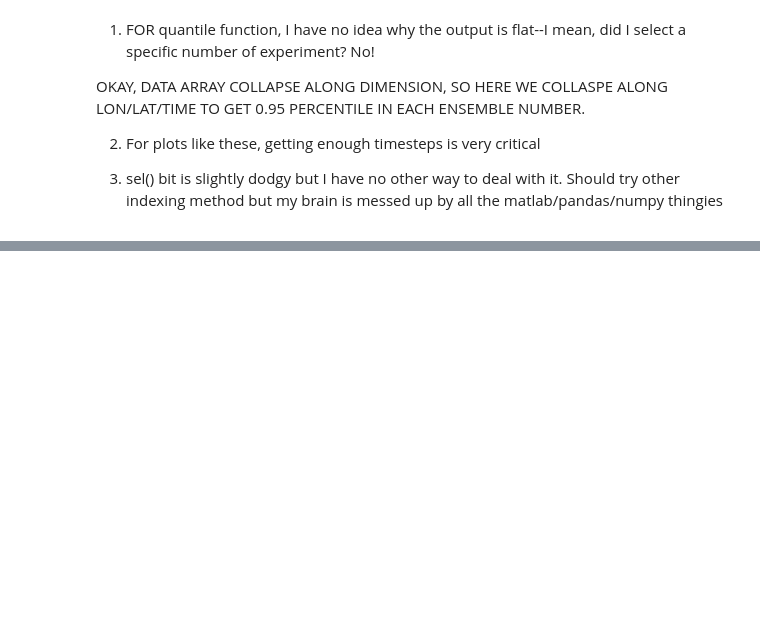
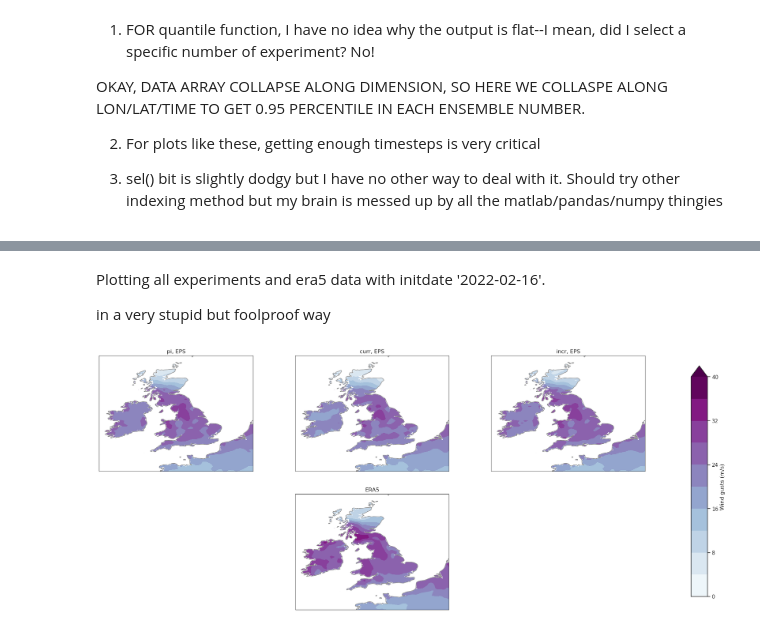
Before and after one commit to deviterra/storm_dudley, a Jupyter notebook: file/00_wind_gusts_plot.ipynb, the cells around one changed output, grey strips where cells are left out. Drawn from its saved outputs; the diff is of its cells as text; code cells hidden in the pictures; blank space fills up the shorter version.

```diff
--- a/file/00_wind_gusts_plot.ipynb
+++ b/file/00_wind_gusts_plot.ipynb
@@ -221,0 +258,63 @@ array([[[ 0.       ,  0.       ,  0.       , ...,  0.       ,
+# %% [markdown]
+Plotting all experiments and era5 data with initdate '2022-02-16'.
+
+in a very stupid but foolproof way
+# %%
+uk = [-11, 5, 48, 60]
+level = list(range(0,40,3))
+fig = plt.figure(1, figsize=(25, 10))
+clevs_fg10 = np.linspace(0, 40, 11)  # 17
+projection = ccrs.PlateCarree()
+
+#subplot of pi
+ax_pi = plt.subplot(2,3,1,projection = projection)
+ax_pi.set_extent(uk, projection)
+ax_pi.add_feature(cfeature.COASTLINE.with_scale('50m'), color = 'grey', zorder = 14)
+ax_pi.add_feature(cfeature.OCEAN, zorder=12, color = 'white')  #zorder > 10
+
+
+
+cf = ax_pi.contourf(lon, lat, wd_pi, clevs_fg10, cmap=plt.cm.BuPu,
+                transform=projection, zorder = 10, extend = 'max')
+ax_pi.set_title('pi'+", EPS")
+
+#subplot of curr
+ax_curr = plt.subplot(2,3,2,projection = projection)
+ax_curr.set_extent(uk, projection)
+ax_curr.add_feature(cfeature.COASTLINE.with_scale('50m'), color = 'grey', zorder = 14)
+ax_curr.add_feature(cfeature.OCEAN, zorder=12, color = 'white')  #zorder > 10
+
+cf = ax_curr.contourf(lon, lat, wd_curr, clevs_fg10, cmap=plt.cm.BuPu,
+                transform=projection, zorder = 10, extend = 'max')
+ax_curr.set_title('curr'+", EPS")
+
+#subplot of incr
+ax_incr = plt.subplot(2,3,3,projection = projection)
+ax_incr.set_extent(uk, projection)
+ax_incr.add_feature(cfeature.COASTLINE.with_scale('50m'), color = 'grey', zorder = 14)
+ax_incr.add_feature(cfeature.OCEAN, zorder=12, color = 'white')  #zorder > 10
+
+cf = ax_incr.contourf(lon, lat, wd_incr, clevs_fg10, cmap=plt.cm.BuPu,
+                transform=projection, zorder = 10, extend = 'max')
+ax_incr.set_title('incr'+", EPS")
+
+#subplot of era5
+era5_GUST.sel(time='2022-02-16')
+ax_era5 = plt.subplot(2,3,5,projection = projection)
+ax_era5.set_extent(uk, projection)
+ax_era5.add_feature(cfeature.COASTLINE.with_scale('50m'), color = 'grey', zorder = 14)
+ax_era5.add_feature(cfeature.OCEAN, zorder=12, color = 'white')  #zorder > 10
+
+cf = ax_era5.contourf(lon_e, lat_e, era5_GUST.sel(time='2022-02-16'), clevs_fg10, cmap=plt.cm.BuPu,
+                transform=projection, zorder = 10, extend = 'max')
+ax_era5.set_title('ERA5')
+
+
+fig.subplots_adjust(right=0.8)
+cbar_ax = fig.add_axes([0.85, 0.15, 0.02, 0.7])
+fig.colorbar(cf, cax=cbar_ax, label='Wind gusts (m/s)', extend = 'max')
+
+plt.savefig('figures/00_wind_gusts_inidate'+'2022-02-16'+'.png')
+plt.savefig('figures/00_wind_gusts_inidate'+'2022-02-16'+'.png')
+# %% [output]
+[figure, added]
```
Also changed, not shown: parts of 14 cells of this notebook, 7 other files.
